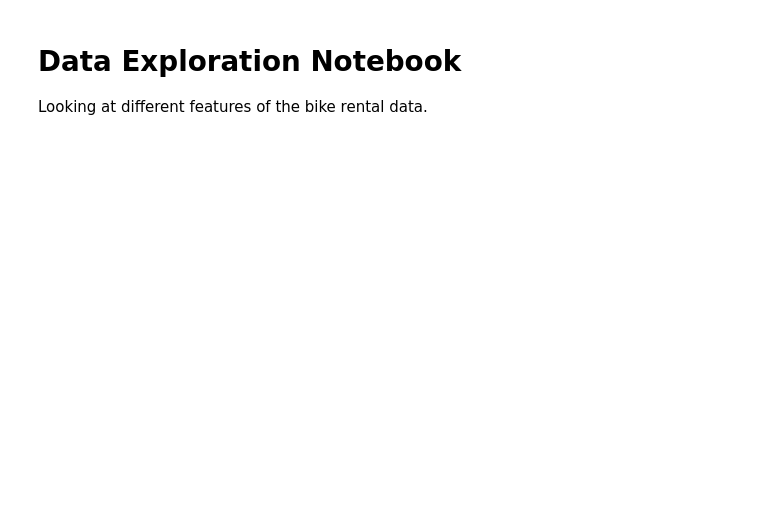
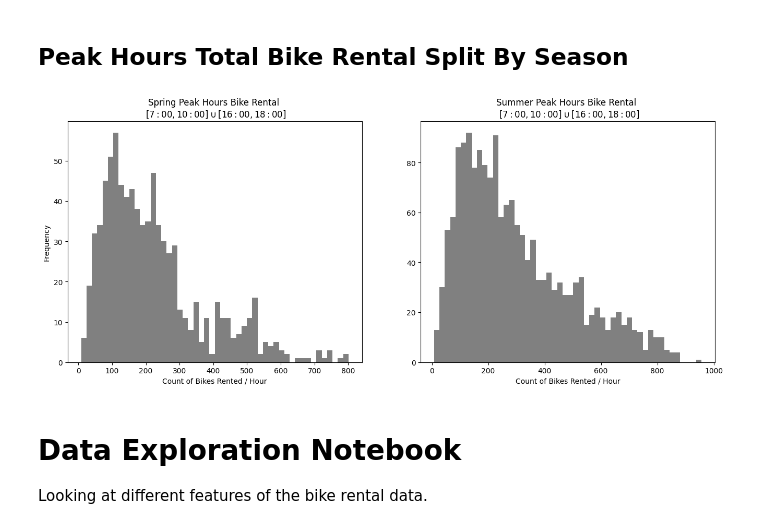
Before and after one commit to seancraven/stat_0028_group_09, a Jupyter notebook: Data_exploration.ipynb, the cells around one changed output. Saved outputs shown, nothing was run; the diff lists cells and outputs as text; code cells hidden in the pictures; blank space fills up the shorter version.

```diff
--- a/Data_exploration.ipynb
+++ b/Data_exploration.ipynb
@@ -30,3 +55,28 @@ hour_df.columns.to_list()
+# %% [markdown]
+## Peak Hours Total Bike Rental Split By Season
+# %%
+summer_h = hourly.subset(leq={"season": 2, "hr": 10}, geq={"hr":7},
+                                   eq={"holiday": 0, "workingday": 1})
+summer_h_up = hourly.subset(leq={"season": 2, "hr": 18}, geq={"hr":16},
+                         eq={"holiday": 0, "workingday": 1})
+spring_h = hourly.subset(leq={"season": 1, "hr": 10}, geq={"hr":7},
+                         eq={"holiday": 0, "workingday": 1})
+spring_h_up = hourly.subset(leq={"season": 1, "hr": 18}, geq={"hr":16},
+                         eq={"holiday": 0, "workingday": 1})
+spring_peak = spring_h.union(spring_h_up)
+summer_peak = summer_h.union(summer_h_up)
+
+fig, ax = plt.subplots(1,2, figsize=(16,6))
+ax[0].hist(spring_peak.data["cnt"], bins=50, color="grey")
+ax[1].hist(summer_peak.data["cnt"], bins=50, color="grey")
+ax[0].set_title("Spring Peak Hours Bike Rental \n $[7:00,10:00] \cup [16:00, 18:00]$")
+ax[1].set_title("Summer Peak Hours Bike Rental \n $[7:00,10:00] \cup [16:00, 18:00]$")
+
+ax[0].set_xlabel("Count of Bikes Rented / Hour")
+ax[1].set_xlabel("Count of Bikes Rented / Hour")
+ax[0].set_ylabel("Frequency");
+# %% [output]
+[figure, added]
 # %% [markdown]
 # Data Exploration Notebook
 
```
Also changed, not shown: parts of 11 cells of this notebook, 1 other file.
